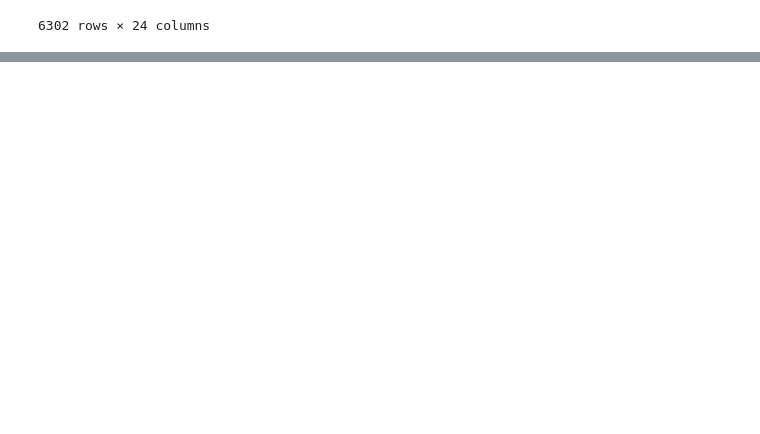
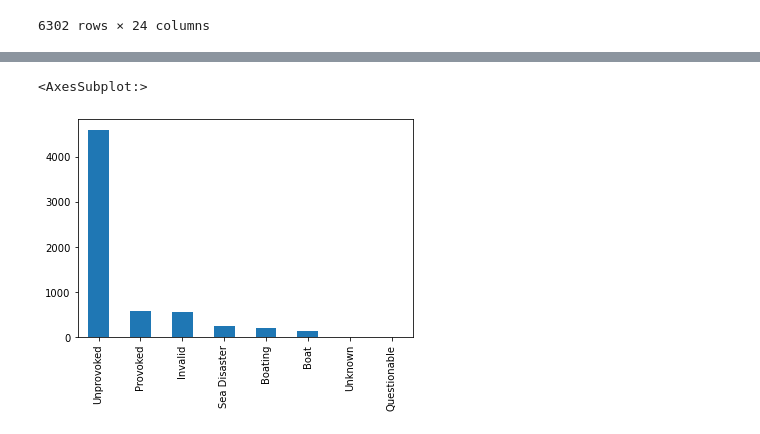
Before and after one commit to Ironhack-Data-Madrid-Abril-2021/Proyecto_TL, a Jupyter notebook: Playground.ipynb, the cells around one changed output, grey strips where cells are left out. Drawn from its saved outputs; the diff is of its cells as text; code cells hidden in the pictures; blank space fills up the shorter version.

```diff
--- a/Playground.ipynb
+++ b/Playground.ipynb
@@ -661,0 +687,5 @@ df
+# %%
+df.Type.value_counts().plot.bar()
+# %% [output]
+<AxesSubplot:>
+[figure, added]
```
Also changed, not shown: parts of 5 cells of this notebook, 5 other files.
